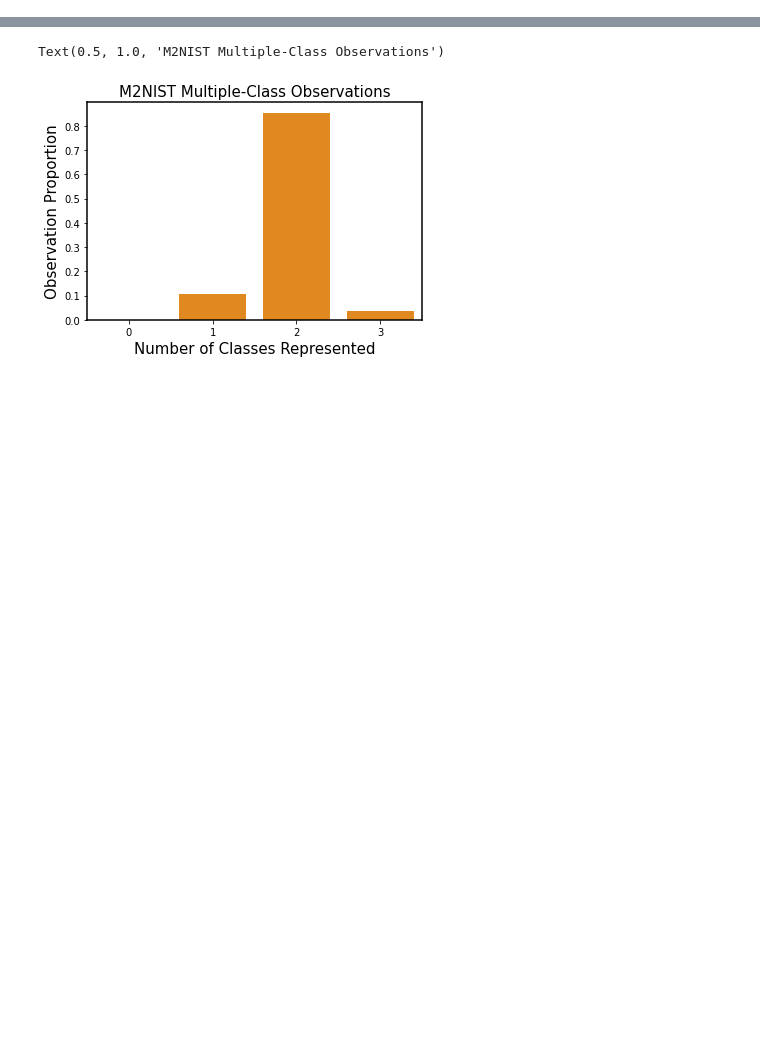
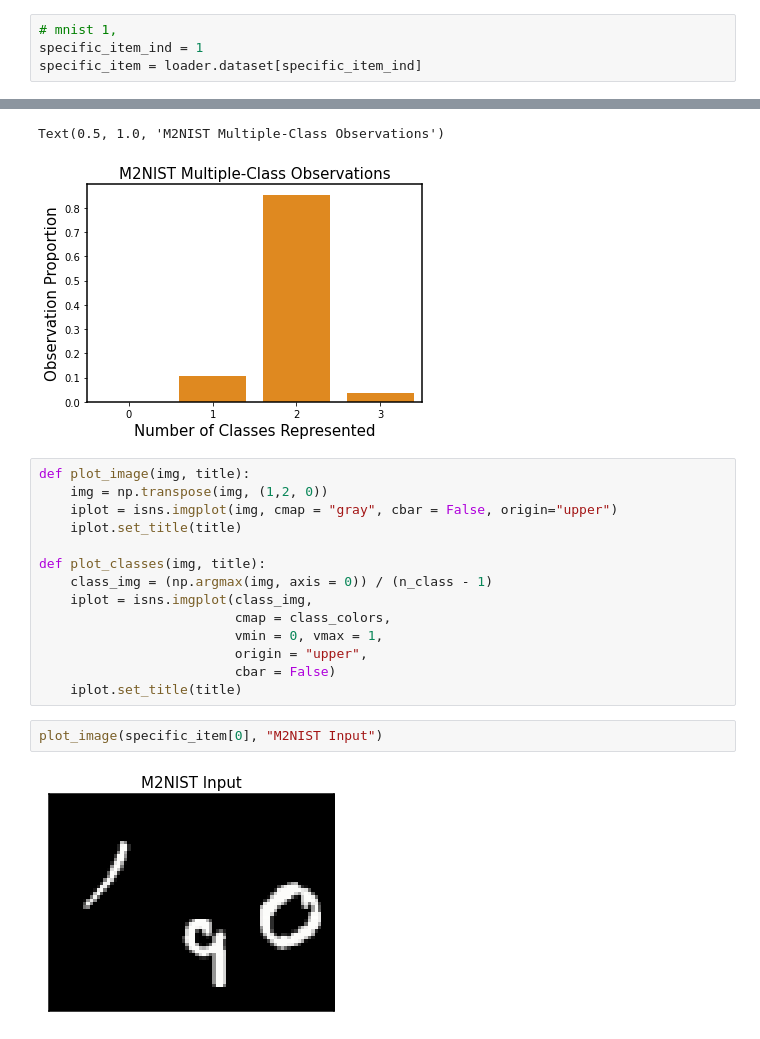
Before and after one commit to EganJ/CS4375Project, a Jupyter notebook: visualize_data.ipynb, the cells around one changed output, grey strips where cells are left out. Drawn from its saved outputs; the diff is of its cells as text; blank space fills up the shorter version.

Commit message:
more mnist vis

```diff
--- a/visualize_data.ipynb
+++ b/visualize_data.ipynb
@@ -21,3 +18,7 @@ specific_item = loader.dataset[specific_item_ind]
+# %%
+# mnist 1,
+specific_item_ind = 1
+specific_item = loader.dataset[specific_item_ind]
 # %%
 counts = np.zeros(n_class)
 classes_represented = np.zeros(n_class)
@@ -85,3 +86,21 @@ distr_n_represented.set_title(f"{dataname} Multiple-Class Observations")
 # %% [output]
 Text(0.5, 1.0, 'M2NIST Multiple-Class Observations')
 [figure]
+# %%
+def plot_image(img, title):
+    img = np.transpose(img, (1,2, 0))
+    iplot = isns.imgplot(img, cmap = "gray", cbar = False, origin="upper")
+    iplot.set_title(title)
+
+def plot_classes(img, title):
+    class_img = (np.argmax(img, axis = 0)) / (n_class - 1)
+    iplot = isns.imgplot(class_img,
+                         cmap = class_colors,
+                         vmin = 0, vmax = 1,
+                         origin = "upper",
+                         cbar = False)
+    iplot.set_title(title)
+# %%
+plot_image(specific_item[0], "M2NIST Input")
+# %% [output]
+[figure, added]
```
Also changed, not shown: parts of 3 cells of this notebook, 4 other files.
